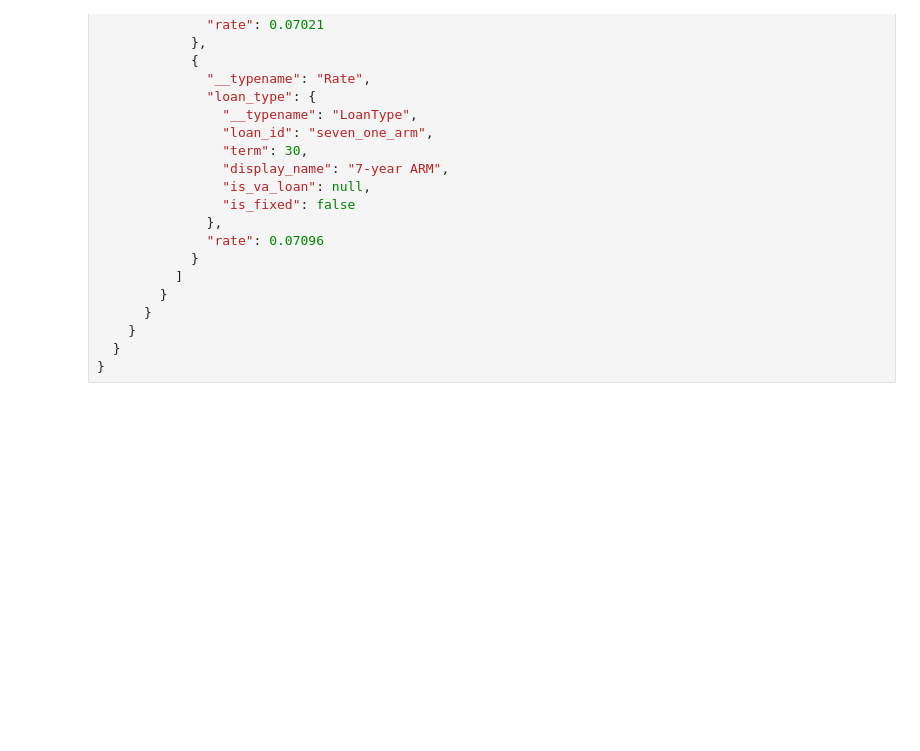
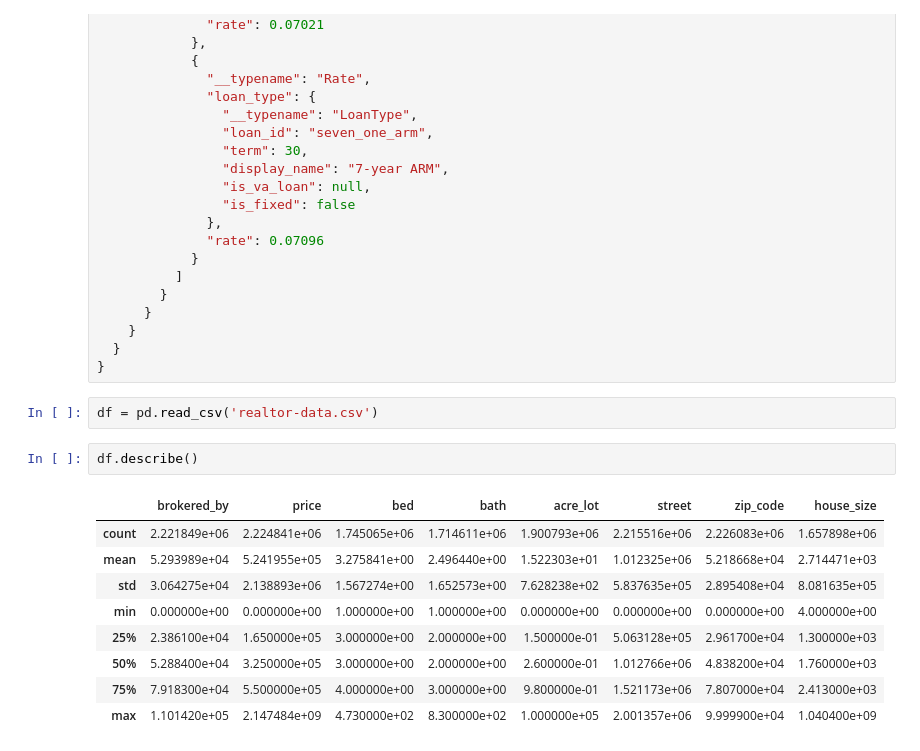
Before and after one commit to Mahesh-martian/house-price-prediction, a Jupyter notebook: src/data_scrapper/scrapper_notebook.ipynb, the cells around one changed output. Drawn from its saved outputs; the diff is of its cells as text; blank space fills up the shorter version.

```diff
--- a/src/data_scrapper/scrapper_notebook.ipynb
+++ b/src/data_scrapper/scrapper_notebook.ipynb
@@ -1500,3 +1508,17 @@ No data was collected to save.
     }
   }
 }
+# %%
+df = pd.read_csv('realtor-data.csv')
+# %%
+df.describe()
+# %% [output]
+|  | brokered_by | price | bed | bath | acre_lot | street | zip_code | house_size |
+| count | 2.221849e+06 | 2.224841e+06 | 1.745065e+06 | 1.714611e+06 | 1.900793e+06 | 2.215516e+06 | 2.226083e+06 | 1.657898e+06 |
+| mean | 5.293989e+04 | 5.241955e+05 | 3.275841e+00 | 2.496440e+00 | 1.522303e+01 | 1.012325e+06 | 5.218668e+04 | 2.714471e+03 |
+| std | 3.064275e+04 | 2.138893e+06 | 1.567274e+00 | 1.652573e+00 | 7.628238e+02 | 5.837635e+05 | 2.895408e+04 | 8.081635e+05 |
+| min | 0.000000e+00 | 0.000000e+00 | 1.000000e+00 | 1.000000e+00 | 0.000000e+00 | 0.000000e+00 | 0.000000e+00 | 4.000000e+00 |
+| 25% | 2.386100e+04 | 1.650000e+05 | 3.000000e+00 | 2.000000e+00 | 1.500000e-01 | 5.063128e+05 | 2.961700e+04 | 1.300000e+03 |
+| 50% | 5.288400e+04 | 3.250000e+05 | 3.000000e+00 | 2.000000e+00 | 2.600000e-01 | 1.012766e+06 | 4.838200e+04 | 1.760000e+03 |
+| 75% | 7.918300e+04 | 5.500000e+05 | 4.000000e+00 | 3.000000e+00 | 9.800000e-01 | 1.521173e+06 | 7.807000e+04 | 2.413000e+03 |
+| max | 1.101420e+05 | 2.147484e+09 | 4.730000e+02 | 8.300000e+02 | 1.000000e+05 | 2.001357e+06 | 9.999900e+04 | 1.040400e+09 |
```
Also changed, not shown: parts of 10 cells of this notebook, 1 other file.
